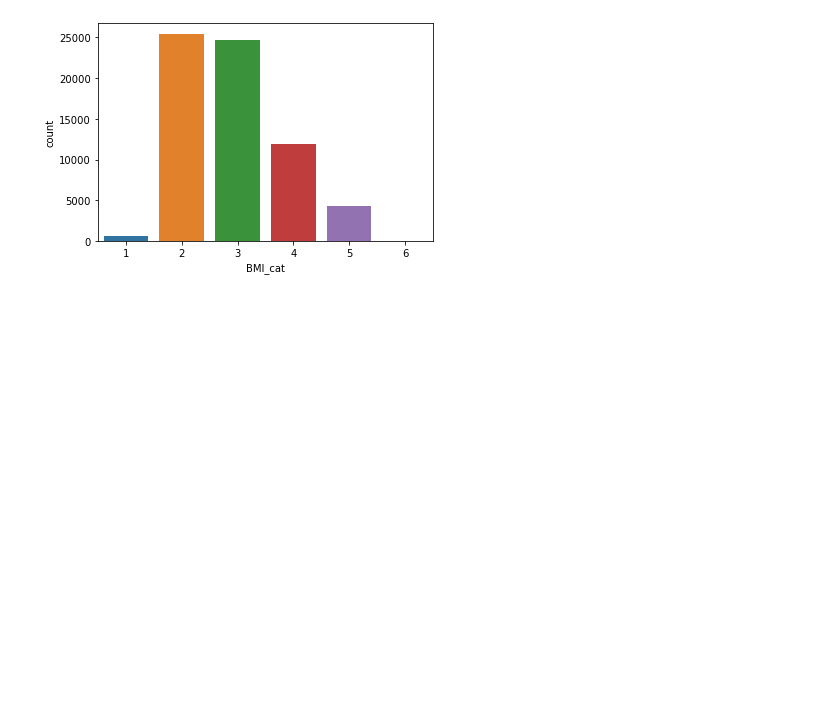
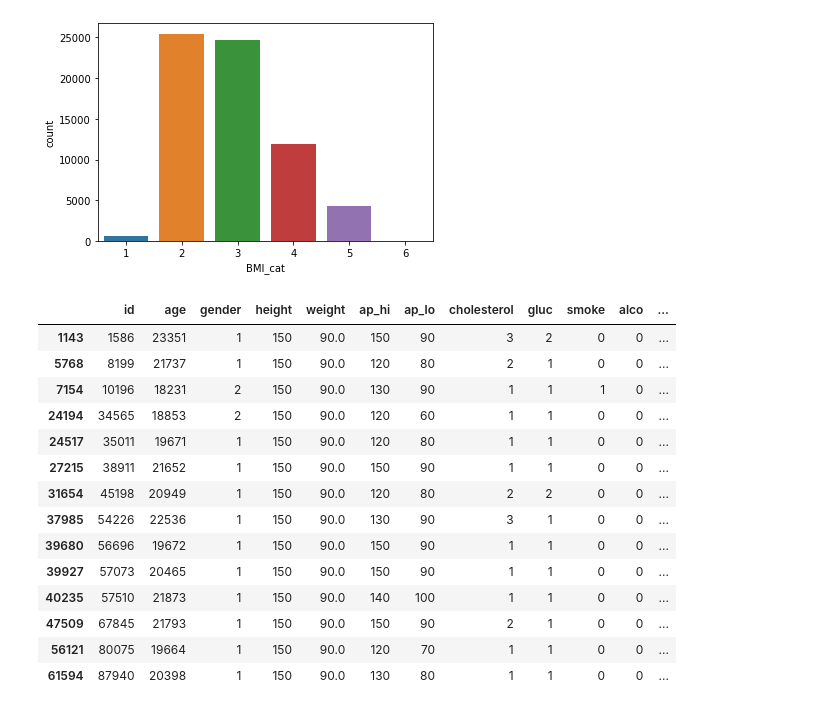
Before and after one commit to Lelelass/Machine-learning-Lassarade, a Jupyter notebook: labb_1/2-0-0.ipynb, the cells around one changed output. Cells and saved outputs as stored; diff of their text form; code cells hidden in the pictures; blank space fills up the shorter version.

```diff
--- a/labb_1/2-0-0.ipynb
+++ b/labb_1/2-0-0.ipynb
@@ -161,6 +161,24 @@ sns.countplot(df_cardio['BMI_cat'])
 # %% [output]
 <AxesSubplot:xlabel='BMI_cat', ylabel='count'>
 [figure]
+# %%
+df_cardio.query('BMI_cat == 6')
+# %% [output]
+|  | id | age | gender | height | weight | ap_hi | ap_lo | cholesterol | gluc | smoke | alco | ... |
+| 1143 | 1586 | 23351 | 1 | 150 | 90.0 | 150 | 90 | 3 | 2 | 0 | 0 | ... |
+| 5768 | 8199 | 21737 | 1 | 150 | 90.0 | 120 | 80 | 2 | 1 | 0 | 0 | ... |
+| 7154 | 10196 | 18231 | 2 | 150 | 90.0 | 130 | 90 | 1 | 1 | 1 | 0 | ... |
+| 24194 | 34565 | 18853 | 2 | 150 | 90.0 | 120 | 60 | 1 | 1 | 0 | 0 | ... |
+| 24517 | 35011 | 19671 | 1 | 150 | 90.0 | 120 | 80 | 1 | 1 | 0 | 0 | ... |
+| 27215 | 38911 | 21652 | 1 | 150 | 90.0 | 150 | 90 | 1 | 1 | 0 | 0 | ... |
+| 31654 | 45198 | 20949 | 1 | 150 | 90.0 | 120 | 80 | 2 | 2 | 0 | 0 | ... |
+| 37985 | 54226 | 22536 | 1 | 150 | 90.0 | 130 | 90 | 3 | 1 | 0 | 0 | ... |
+| 39680 | 56696 | 19672 | 1 | 150 | 90.0 | 150 | 90 | 1 | 1 | 0 | 0 | ... |
+| 39927 | 57073 | 20465 | 1 | 150 | 90.0 | 150 | 90 | 1 | 1 | 0 | 0 | ... |
+| 40235 | 57510 | 21873 | 1 | 150 | 90.0 | 140 | 100 | 1 | 1 | 0 | 0 | ... |
+| 47509 | 67845 | 21793 | 1 | 150 | 90.0 | 150 | 90 | 2 | 1 | 0 | 0 | ... |
+| 56121 | 80075 | 19664 | 1 | 150 | 90.0 | 120 | 70 | 1 | 1 | 0 | 0 | ... |
+| 61594 | 87940 | 20398 | 1 | 150 | 90.0 | 130 | 80 | 1 | 1 | 0 | 0 | ... |
 # %%
 def blood_pressure_cat(syst, diast):
     if syst <120 and diast <80:
```
Also changed, not shown: parts of 2 cells of this notebook.
